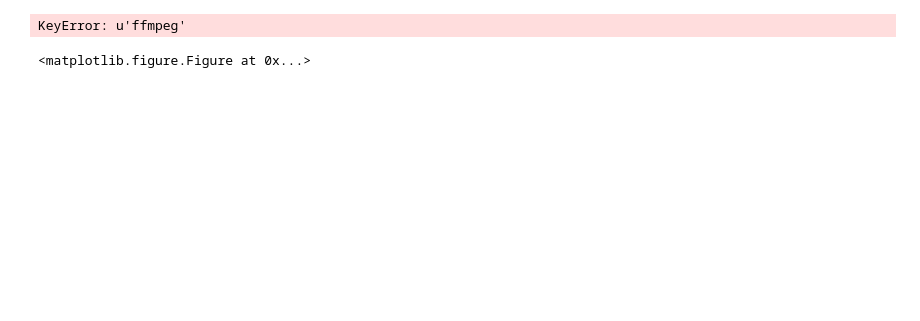
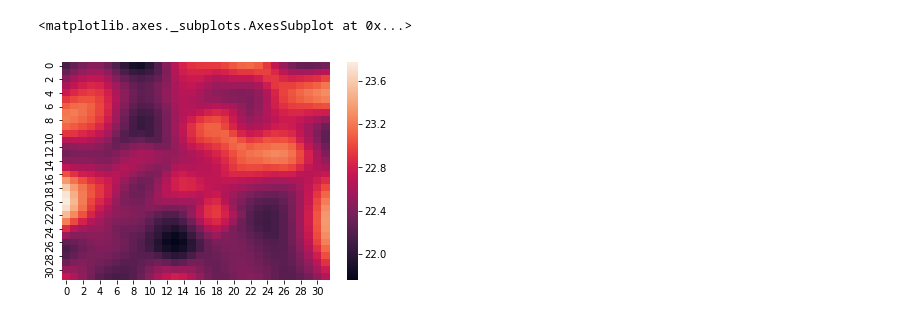
Before and after one commit to bachelor-2020/grideye-testing, a Jupyter notebook: GridEye Experiments.ipynb, the cells around one changed output. Cells and saved outputs as stored; diff of their text form; code cells hidden in the pictures; blank space fills up the shorter version.

```diff
--- a/GridEye Experiments.ipynb
+++ b/GridEye Experiments.ipynb
@@ -21,0 +148,13 @@ sns.heatmap(sample, linewidths=0.5, annot=True)
+# %%
+centred = []
+df_mean = pd.DataFrame()
+for i in tnrange(1,65):
+    centred = df.iloc[:,i] - mean1[i-1]
+    df_mean = df_mean.append(pd.Series(centred),ignore_index=True)
+
+
+# i = 1
+# centred = df.iloc[:,i] - mean1[i-1]
+# print(centred)
+# %%
+df_mean = df_mean.T
@@ -21,0 +182,9 @@ sns.heatmap(sample, linewidths=0.5, annot=True)
+# %%
+cMean = []
+for i in tnrange(64):
+    cMean.append(df_mean.iloc[:,i].mean())
+
+# for i in tnrange(1,65):
+#     sum1.append(df.iloc[:,i].sum())
+#     mean1.append(df.iloc[:,i].mean())
+# df_mean.iloc[:,10].mean()
@@ -22,6 +222,10 @@ sns.heatmap(sample, linewidths=0.5, annot=True)
 # %%
 # pd.rolling_window(pd.DataFrame(sample[3:, 1:3]), window=3).count()
 frames = []
-for row in df.iloc[:,1:].iterrows():
-    frames.append(np.array(row[1:]).reshape(8,8).astype('float'))
+# for row in df.iloc[(time_10to11_fri):(time_10to11_fri+(chunk_hour1)),1:].iterrows():
+#     frames.append(np.array(row[1:]).reshape(8,8).astype('float'))
 #     print(pd.Series(row[1:]).values.reshape(8,8))
+df_chunk = df.iloc[(time_10to11_fri):(time_10to11_fri+(chunk_hour1)),1:]
+# df_chunk.iloc[:,0]
+for i in range(64):
+    frames.append(df_chunk.iloc[:,i].mean())
@@ -47,0 +232,9 @@ frames
+# %%
+points = [(math.floor(ix / 8), (ix % 8)) for ix in range(0, 64)]
+grid_x, grid_y = np.mgrid[0:7:32j, 0:7:32j]
+pixels = frames
+bicubic = griddata(points, pixels, (grid_x, grid_y), method='cubic')
+sns.heatmap(bicubic, linewidths=0.0)
+# %% [output]
+<matplotlib.axes._subplots.AxesSubplot at 0x...>
+[figure, added]
@@ -48,23 +248,15 @@ frames
 # %%
-import numpy as np
-from matplotlib import pyplot as plt
-from matplotlib import animation
-from IPython.core.display import HTML
-%matplotlib inline
-
 fig = plt.figure()
 data = frames[0]
 # sns.heatmap(data, linewidths=0.5, annot=True)
 def init():
-    sns.heatmap(np.zeros((8, 8)), linewidths=0.5, annot=True)
-
+    h_init = sns.heatmap(np.zeros((8, 8)), linewidths=0.5, annot=True, vmin=22, vmax=27)
+    type(h_init)
+    return [h_init]
 def animate(i):
     plt.clf()
     data = frames[i]
-    sns.heatmap(data, linewidths=0.5, annot=True)
-
-anim = animation.FuncAnimation(fig, animate, init_func=init, frames=10, repeat=True)
-HTML(anim.to_html5_video())
+    h_curr = sns.heatmap(data, linewidths=0.5, annot=True, vmin=22, vmax=27)
+    return h_curr
+#init()
+animate(599)
-# %% [output]
-KeyError: u'ffmpeg'
-<matplotlib.figure.Figure at 0x...>
```
Also changed, not shown: parts of 23 cells of this notebook, 3 other files.
